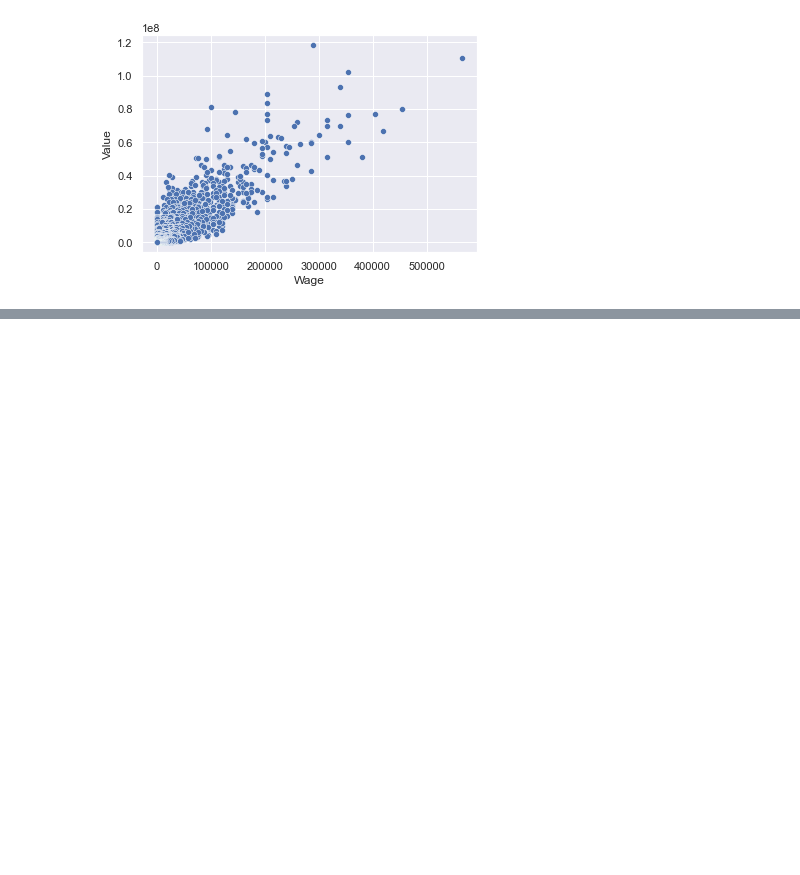
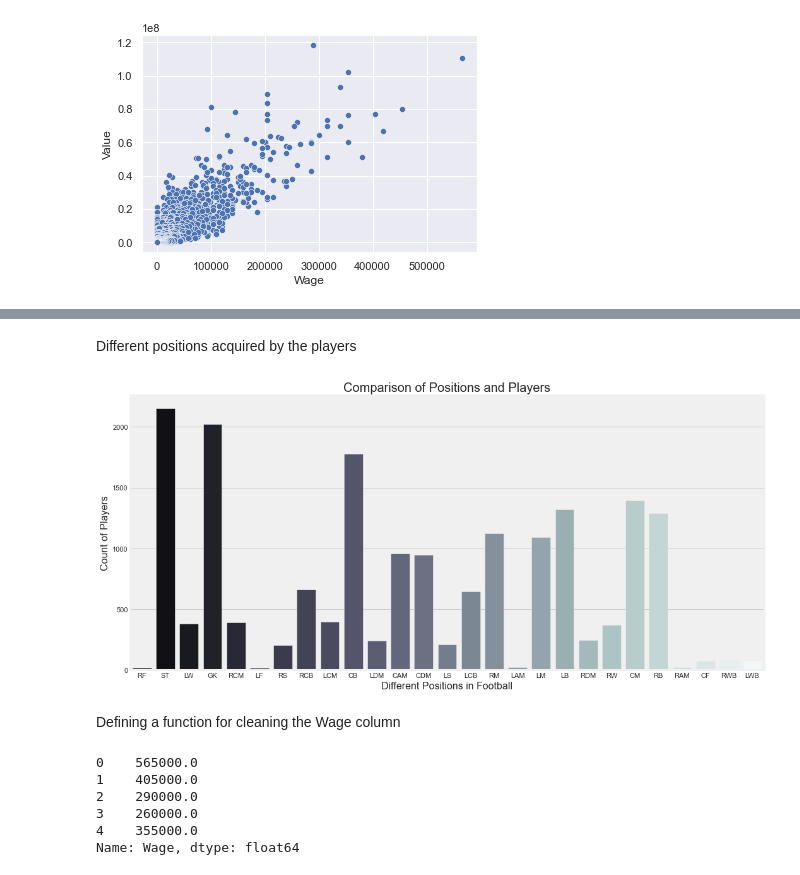
Before and after one commit to abukimemia/FIFA-2019, a Jupyter notebook: SOCCER.ipynb, the cells around one changed output, grey strips where cells are left out. Cells and saved outputs as stored; diff of their text form; code cells hidden in the pictures; blank space fills up the shorter version.

```diff
--- a/SOCCER.ipynb
+++ b/SOCCER.ipynb
@@ -174,0 +219,42 @@ show(p)
+# %% [markdown]
+Different positions acquired by the players
+# %%
+plt.figure(figsize = (18, 8))
+plt.style.use('fivethirtyeight')
+ax = sns.countplot('Position', data = data_frame, palette = 'bone')
+ax.set_xlabel(xlabel = 'Different Positions in Football', fontsize = 16)
+ax.set_ylabel(ylabel = 'Count of Players', fontsize = 16)
+ax.set_title(label = 'Comparison of Positions and Players', fontsize = 20)
+plt.show()
+# %% [output]
+[figure, added]
+# %% [markdown]
+Defining a function for cleaning the Wage column
+# %%
+def value_to_float(x):
+    if type(x) == float or type(x) == int:
+        return x
+    if 'K' in x:
+        if len(x) > 1:
+            return float(x.replace('K', '')) * 1000
+        return 1000.0
+    if 'M' in x:
+        if len(x) > 1:
+            return float(x.replace('M', '')) * 1000000
+        return 1000000.0
+    if 'B' in  x:
+        if len(x) > 1:
+            return float(x.replace('B', '')) * 1000000000
+        return 0.0
+# replacing the € symbol in the wage & value columns
+data_frame['Wage'] = data_frame['Wage'].replace('[\€]', '', regex=True).apply(value_to_float)
+data_frame['Value']  = data_frame['Value'].replace('[\€]', '', regex=True).apply(value_to_float)
+
+data_frame['Wage'].head()
+# %% [output]
+0    565000.0
+1    405000.0
+2    290000.0
+3    260000.0
+4    355000.0
+Name: Wage, dtype: float64
```
Also changed, not shown: parts of 33 cells of this notebook, 1 other file.
